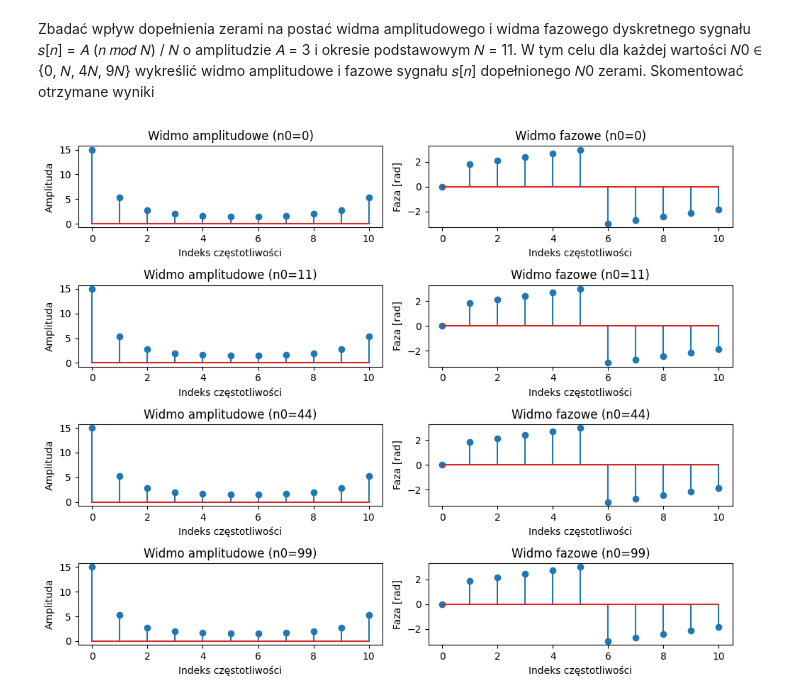
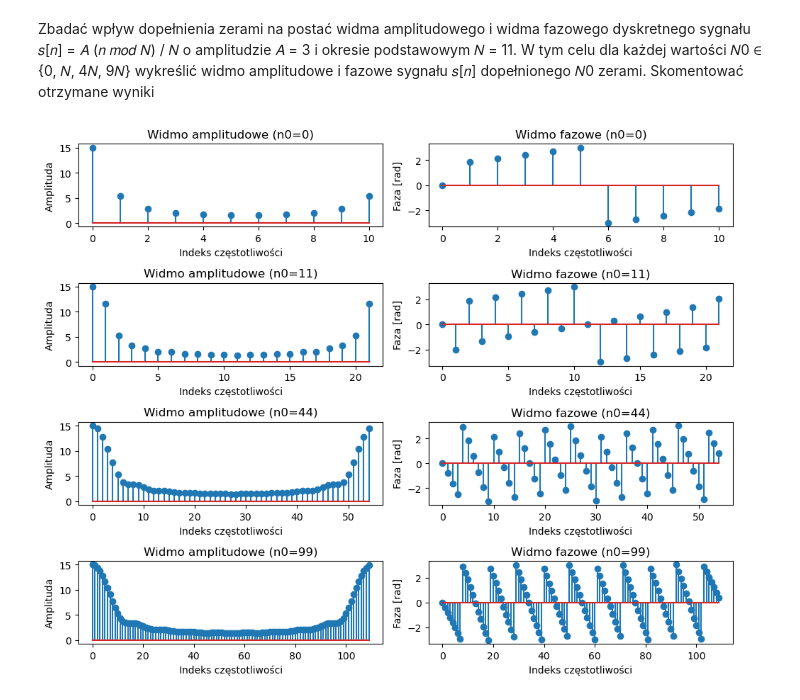
Before and after one commit to Kerciu/WMM_25L, a Jupyter notebook: signals/zad3.ipynb, the cells around one changed output. Cells and saved outputs as stored; diff of their text form; code cells hidden in the pictures.

```diff
--- a/signals/zad3.ipynb
+++ b/signals/zad3.ipynb
@@ -20,35 +20,40 @@ def calc_spectrum(signal):
 
 def calc_amplitude_spectrum(signal):
     return np.abs(calc_spectrum(signal))
 
+
 def calc_phase_spectrum(signal):
-    return np.angle(calc_spectrum(signal))
+    angles = np.angle(calc_spectrum(signal))
+
+    zero_angles = abs(angles) < 0.01
+    angles *= ~zero_angles
+
+    return angles
+
 
 fig, axes = plt.subplots(len(N0), 2, figsize=(10, 8))
 
 
 for i, n0 in enumerate(N0):
-    # calculated_signal = np.pad(signal(n), (0, N0), 'constant')
     calculated_signal = signal(n)
     for _ in range(n0):
-        amplitude_spectrum = np.append(amplitude_spectrum, 0)
-        # phase_spectrum = np.append(phase_spectrum, 0)
+        calculated_signal = np.append(calculated_signal, 0)
 
     amplitude_spectrum = calc_amplitude_spectrum(calculated_signal)
     phase_spectrum = calc_phase_spectrum(calculated_signal)
 
 
     axes[i, 0].stem(amplitude_spectrum)
     axes[i, 0].set_title(f"Widmo amplitudowe (n0={n0})")
     axes[i, 0].set_xlabel("Indeks częstotliwości")
     axes[i, 0].set_ylabel("Amplituda")
 
     axes[i, 1].stem(phase_spectrum)
     axes[i, 1].set_title(f"Widmo fazowe (n0={n0})")
     axes[i, 1].set_xlabel("Indeks częstotliwości")
     axes[i, 1].set_ylabel("Faza [rad]")
 
 plt.tight_layout()
 plt.show()
 # %% [output]
-[figure, old version]
+[figure, new version]
```
Also changed, not shown: parts of 3 cells of this notebook.
